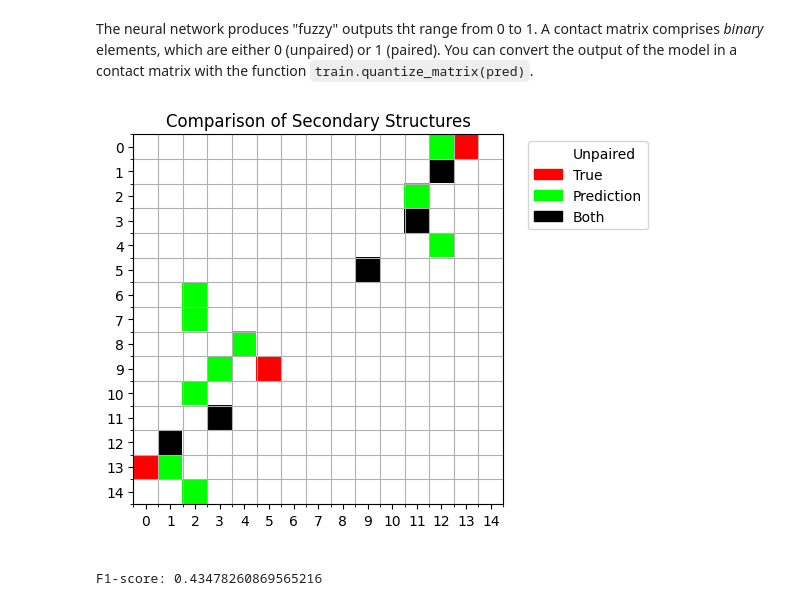
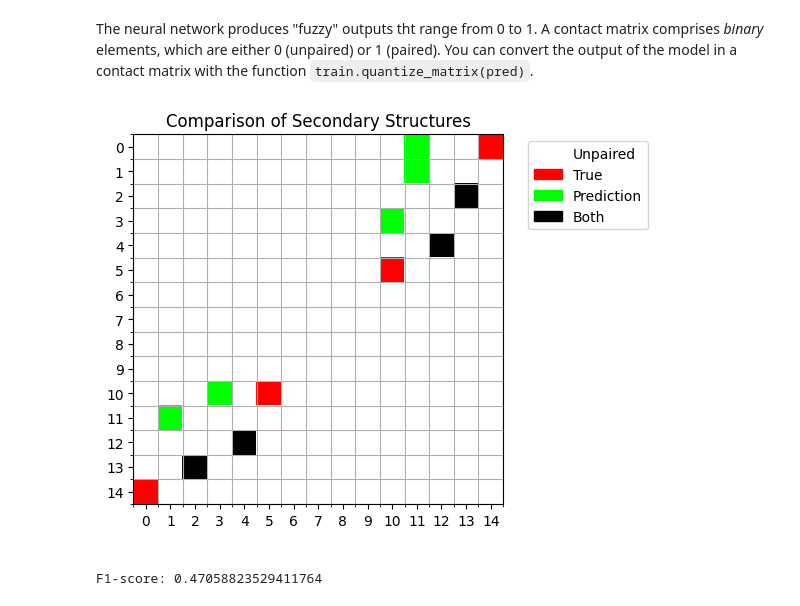
Before and after one commit to Vincent-Therrien/diurnal, a Jupyter notebook: demo/synthetic_pipeline.ipynb, the cells around one changed output. Drawn from its saved outputs; the diff is of its cells as text; code cells hidden in the pictures.

```diff
--- a/demo/synthetic_pipeline.ipynb
+++ b/demo/synthetic_pipeline.ipynb
@@ -212,7 +210,7 @@ class SyntheticDistancePredictor(nn.Module):
         self.linear3 = nn.Linear(n, n)
         self.output = nn.Sigmoid()
 
-    def forward(self, input: tensor) -> tensor:
+    def forward(self, input: Tensor) -> Tensor:
         """Forward propagation.
 
         Args:
@@ -291,22 +289,23 @@ matrix comprises *binary* elements, which are either 0 (unpaired) or 1 (paired).
 You can convert the output of the model in a contact matrix with the function
 `train.quantize_matrix(pred)`.
 # %%
-index = 2
+index = 3
 prediction = model.predict((test_x[index], ))
 mask = test_x[index].copy()
 mask[mask <= 0] = 0
 mask[mask >= 1] = 1
 prediction *= mask
-train.quantize_matrix(prediction)
+train.quantize_matrix(prediction, 0)
+train.quantize_matrix(prediction, 1)
 true_structure = structure.Secondary.quantize_distance_matrix(test_y[index])
 
 # Exclude padding
 length = len(structure.Primary.unpad_matrix(test_x[index], {"-": -1}))
 prediction = evaluate.ContactMatrix.crop(prediction, length)
 true_structure = evaluate.ContactMatrix.crop(true_structure, length)
 
 visualize.compare_pairings(true_structure, prediction)
 print(f"F1-score: {evaluate.ContactMatrix.f1(true_structure, prediction)}")
 # %% [output]
-[figure, old version]
+[figure, new version]
-F1-score: 0.43478260869565216
+F1-score: 0.47058823529411764
```
Also changed, not shown: parts of 6 cells of this notebook, 7 other files.
